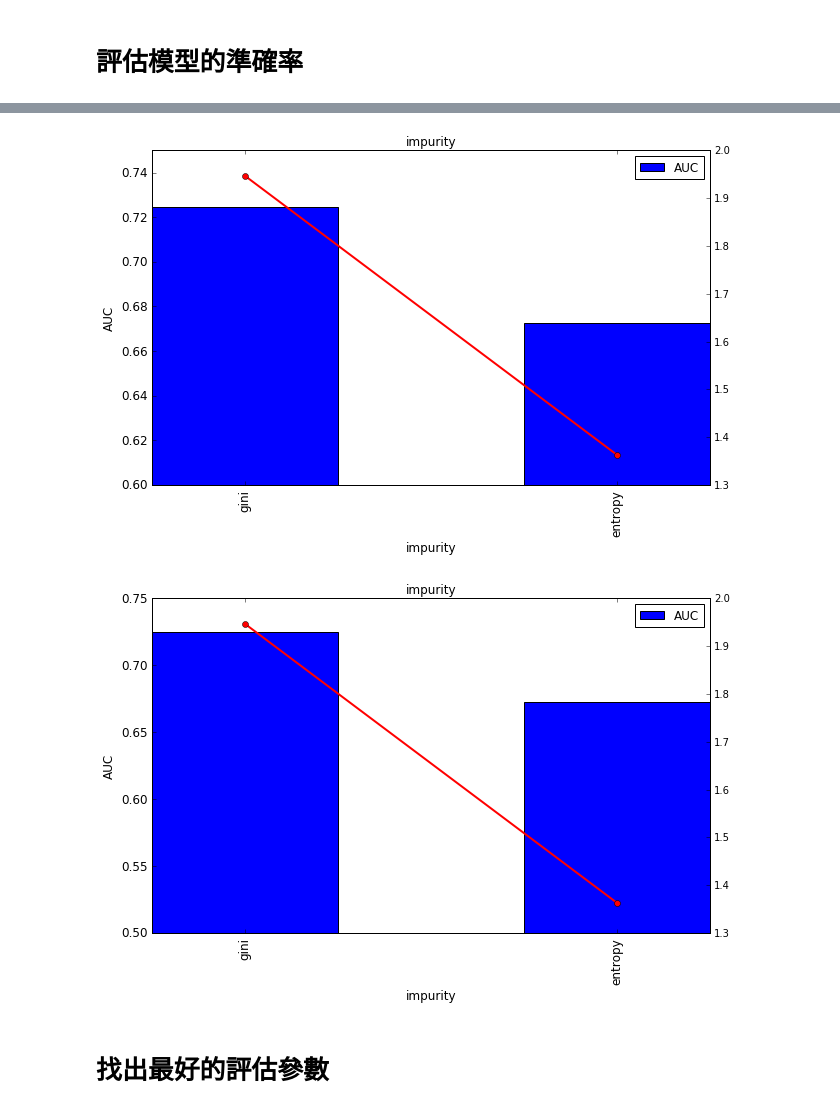
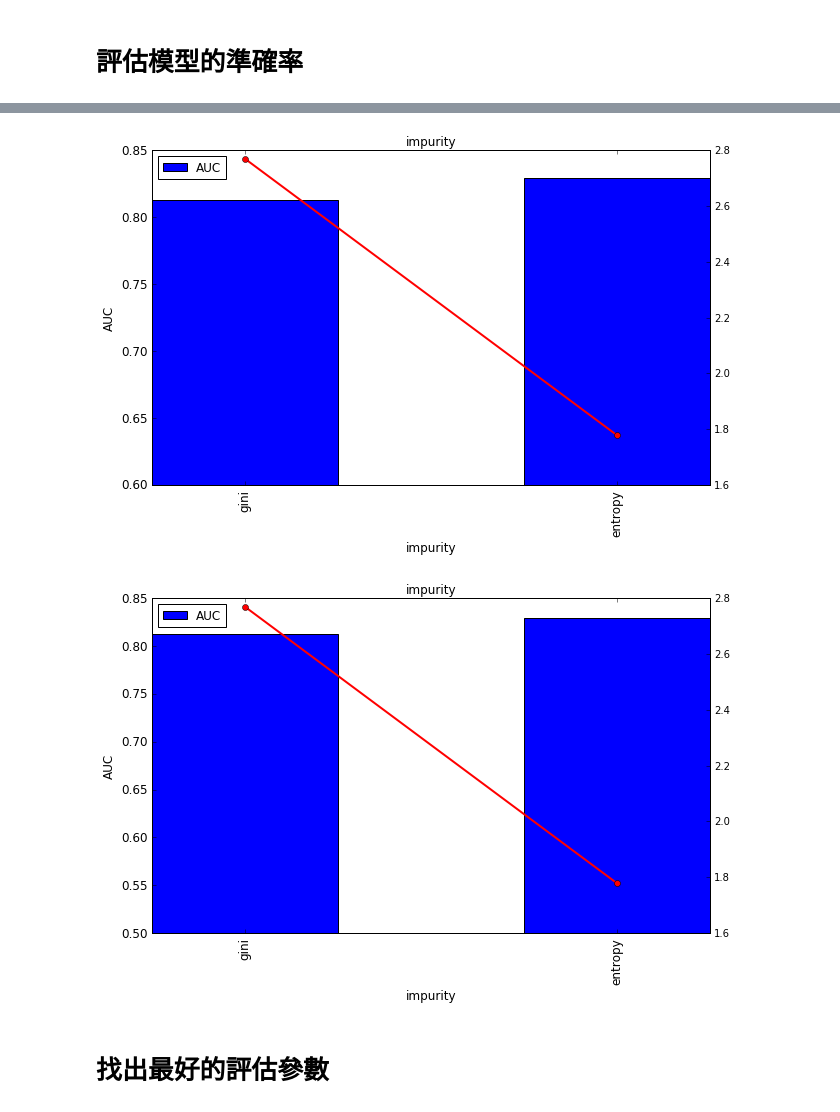
Before and after one commit to Yan30672/BigData, a Jupyter notebook: Titanic/Titanic.ipynb, the cells around one changed output, grey strips where cells are left out. Saved outputs shown, nothing was run; the diff lists cells and outputs as text; code cells hidden in the pictures.

```diff
--- a/Titanic/Titanic.ipynb
+++ b/Titanic/Titanic.ipynb
@@ -30,7 +30,7 @@ rawDataWithHeader = sc.textFile(Path+"data/train.csv")
 header = rawDataWithHeader.first()
 rawData = rawDataWithHeader.filter(lambda x:x !=header)
 lines = rawData.map(lambda x: x.split(","))
-newline = lines.map(lambda x: x[:3]+x[5:])
+newline = lines.map(lambda x: x[:3]+x[5:11]+[x[-1]])
 print("共計：" + str(lines.count()) + "筆")
 # %% [output]
 開始匯入資料...
@@ -116,16 +131,14 @@ def genderIndex(x):
         return 1
     else:
         return 0
-#將Embarked轉換為數值（empty=0, C=1, Q=2, S=3）
-def Embarked(x):
-    if x=="C":
+
+def embarkedIdx(x):
+    if x[-1]=="C":
         return 1
-    elif x=="Q":
+    elif x[-1]=="Q":
         return 2
-    elif x=="S":
+    else:
         return 3
-    else:
-        return 0
 
 def convert_float(x):
     if x =="":
@@ -135,7 +148,12 @@ def convert_float(x):
 
 #收集特徵
 def extract_features(x):
-    categoryFeatures = [genderIndex(x[3]), Embarked(x[-1])]
+    categoryFeatures = np.zeros(4)
+    categoryFeatures[0] = genderIndex(x[3])
+    if len(x[-1]) != 0:
+        categoryFeatures[embarkedIdx(x)] = 1
+    else:
+        pass
     numericalFeatures=[x[2], convert_float(x[4]), x[5], x[6], convert_float(x[8])]
     return np.concatenate((categoryFeatures, numericalFeatures))
 
@@ -337,17 +360,17 @@ df
 # %%
 import matplotlib.pyplot as plt
 %matplotlib inline
 evalparm='impurity'
 ax = df['AUC'].plot(kind='bar', title =evalparm,figsize=(10,6),
                 legend=True, fontsize=12)
 ax.set_xlabel(evalparm,fontsize=12)
-ax.set_ylim([0.6,0.75])
+ax.set_ylim([0.6,0.85])
 ax.set_ylabel("AUC",fontsize=12)
 ax2 = ax.twinx()
 ax2.plot(df['duration'].values, linestyle='-', marker='o', linewidth=2.0,color='r')
 plt.show()
 # %% [output]
-[figure, old version]
+[figure, new version]
 # %%
 import matplotlib.pyplot as plt
 def showchart(df,evalparm ,barData,lineData,yMin,yMax):
@@ -361,9 +384,9 @@ def showchart(df,evalparm ,barData,lineData,yMin,yMax):
                     linewidth=2.0,color='r')
     plt.show()
 # %%
-showchart(df,'impurity','AUC','duration',0.5,0.75 )
+showchart(df,'impurity','AUC','duration',0.5,0.85 )
 # %% [output]
-[figure, old version]
+[figure, new version]
 # %% [markdown]
 # 找出最好的評估參數
 # %%
```
Also changed, not shown: parts of 23 cells of this notebook.
